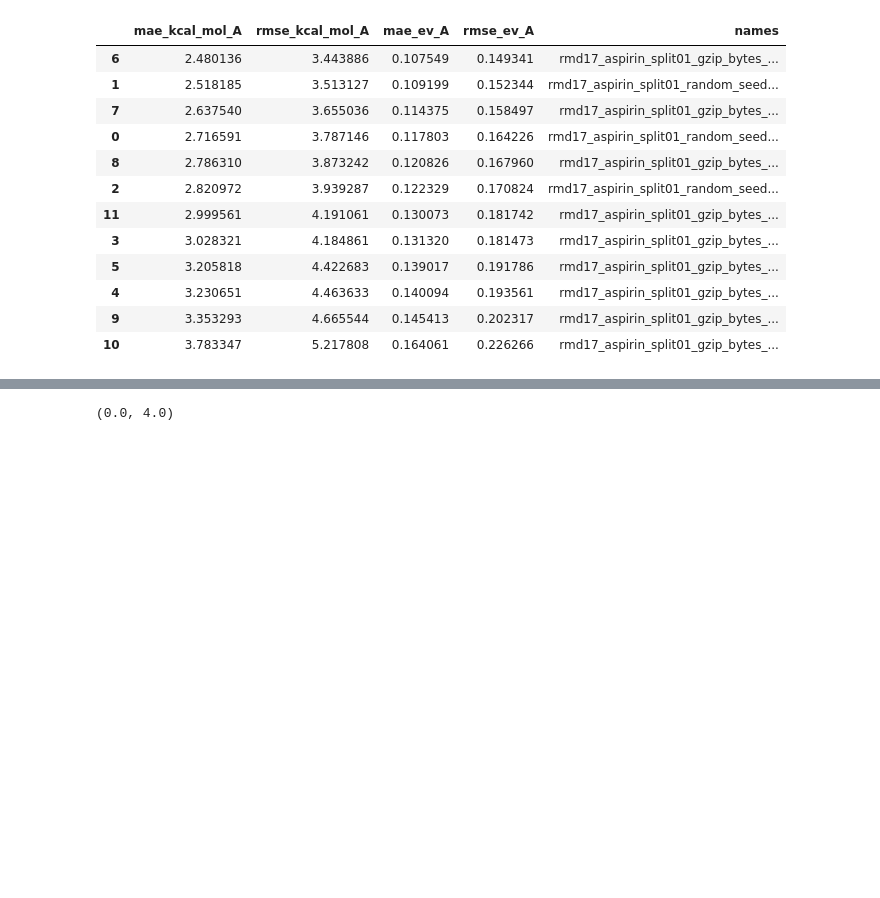
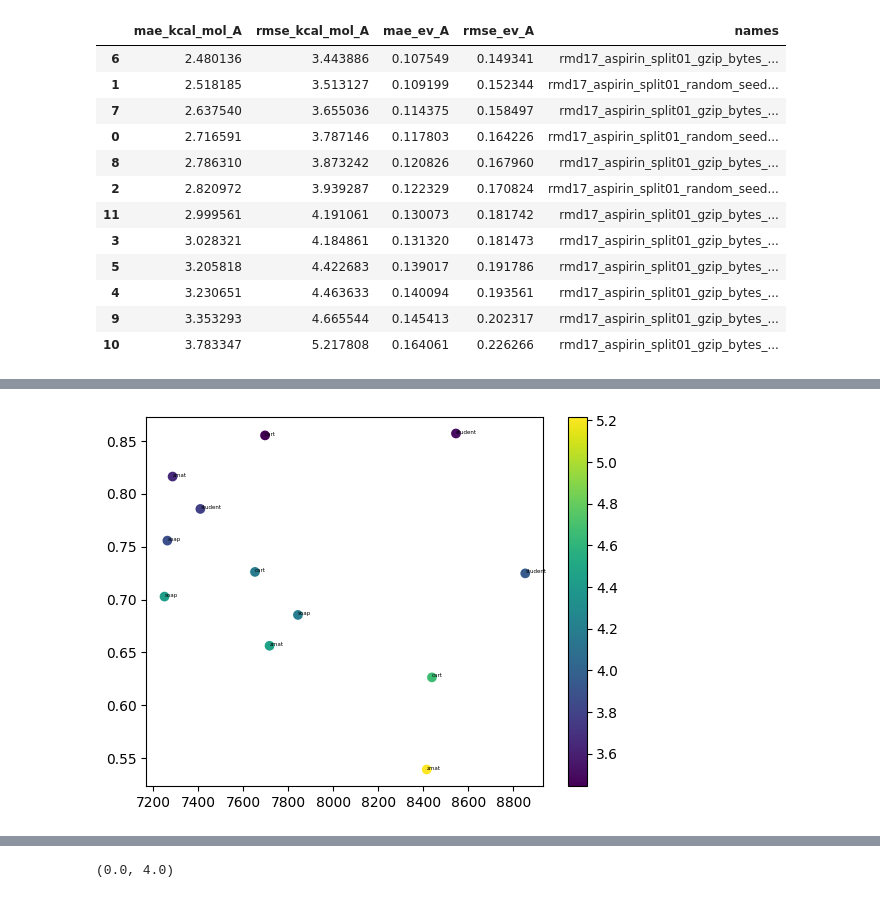
Before and after one commit to EricBoittier/epiplexity_mlip, a Jupyter notebook: 01.ipynb, the cells around one changed output, grey strips where cells are left out. Cells and saved outputs as stored; diff of their text form; code cells hidden in the pictures; blank space fills up the shorter version.

```diff
--- a/01.ipynb
+++ b/01.ipynb
@@ -134,0 +147,12 @@ e.sort_values("mae_kcal_mol_A")
+# %%
+s = plt.scatter(a, (54 *
+                (c["mae_kcal_mol_A"]/ e["mae_kcal_mol_A"]) + (b["mae_kcal_mol"]/ d["mae_kcal_mol"]))/55,
+                c=e["rmse_kcal_mol_A"], )
+plt.colorbar(s)
+# plt.scatter(a, )
+_ = (54 * (c["mae_kcal_mol_A"]/ e["mae_kcal_mol_A"]) + (b["mae_kcal_mol"]/ d["mae_kcal_mol"]))/55
+
+for x,y,l in zip(a, _ ,names):
+    plt.text(x,y,l.split("_")[5],size=4)
+# %% [output]
+[figure, added]
```
Also changed, not shown: parts of 4 cells of this notebook.
